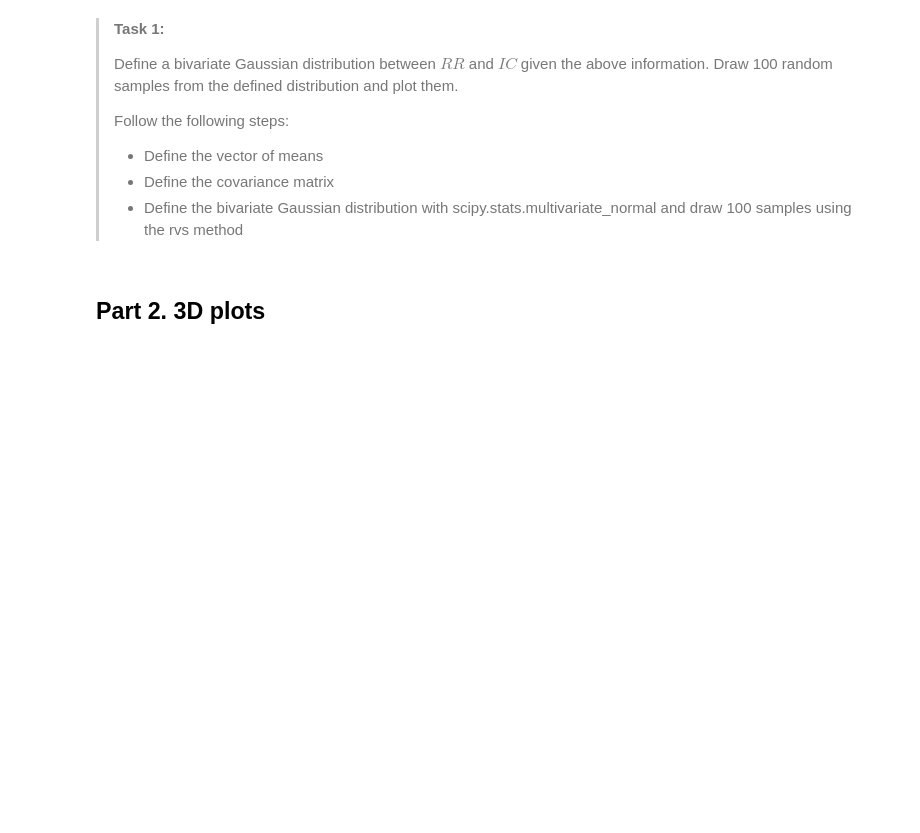
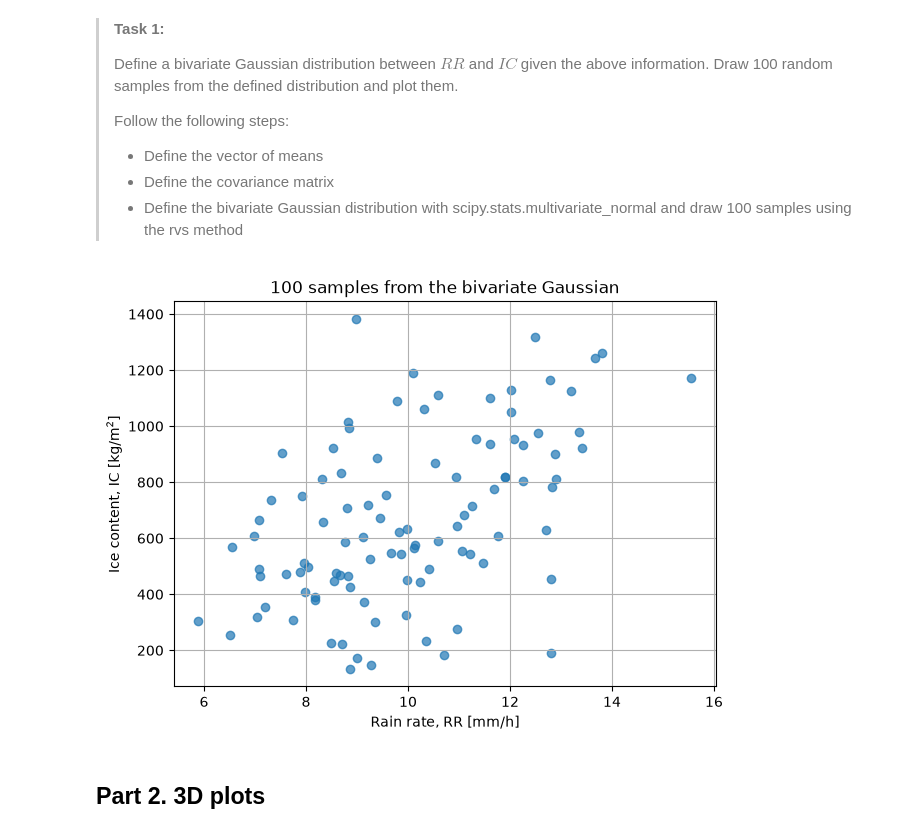
Before and after one commit to Grootegoed/PA1.5, a Jupyter notebook: scipy_statcs_3d_plots.ipynb, the cells around one changed output. Cells and saved outputs as stored; diff of their text form; code cells hidden in the pictures; blank space fills up the shorter version.

```diff
--- a/scipy_statcs_3d_plots.ipynb
+++ b/scipy_statcs_3d_plots.ipynb
@@ -22,21 +22,30 @@ import matplotlib.pyplot as plt
 > - Define the bivariate Gaussian distribution with scipy.stats.multivariate_normal and draw 100 samples using the rvs method
 # %%
 # Define the vector of means
-mu1 = ### YOUR CODE HERE ###
-mu2 = ### YOUR CODE HERE ###
+mu1 = 10    # mean of RR [mm/h]
+mu2 = 700   # mean of IC [kg/m2]
 mu = [mu1, mu2] #vector of means
 
 # Define the covariance matrix
-s1 = ### YOUR CODE HERE ###
-s2 = ### YOUR CODE HERE ###
-covariance = ### YOUR CODE HERE ###
-sigma = ### YOUR CODE HERE ###
+s1 = 2      # standard deviation of RR [mm/h]
+s2 = 300    # standard deviation of IC [kg/m2]
+covariance = 300   # Cov(RR, IC)
+sigma = np.array([[s1**2, covariance],
+                  [covariance, s2**2]])
 
 # Draw 100 samples from a bivariate Gaussian distribution
 samples = multivariate_normal(mean=mu, cov=sigma).rvs(size=100)
 
 # Scatter plot against observations
-### YOUR CODE LINES HERE
+plt.figure(figsize=(7, 5))
+plt.scatter(samples[:, 0], samples[:, 1], alpha=0.7)
+plt.xlabel('Rain rate, RR [mm/h]')
+plt.ylabel('Ice content, IC [kg/m$^2$]')
+plt.title('100 samples from the bivariate Gaussian')
+plt.grid(True)
+plt.show()
+# %% [output]
+[figure, added]
 # %% [markdown]
 ## Part 2. 3D plots
 # %% [markdown]
```
Also changed, not shown: parts of 8 cells of this notebook.
